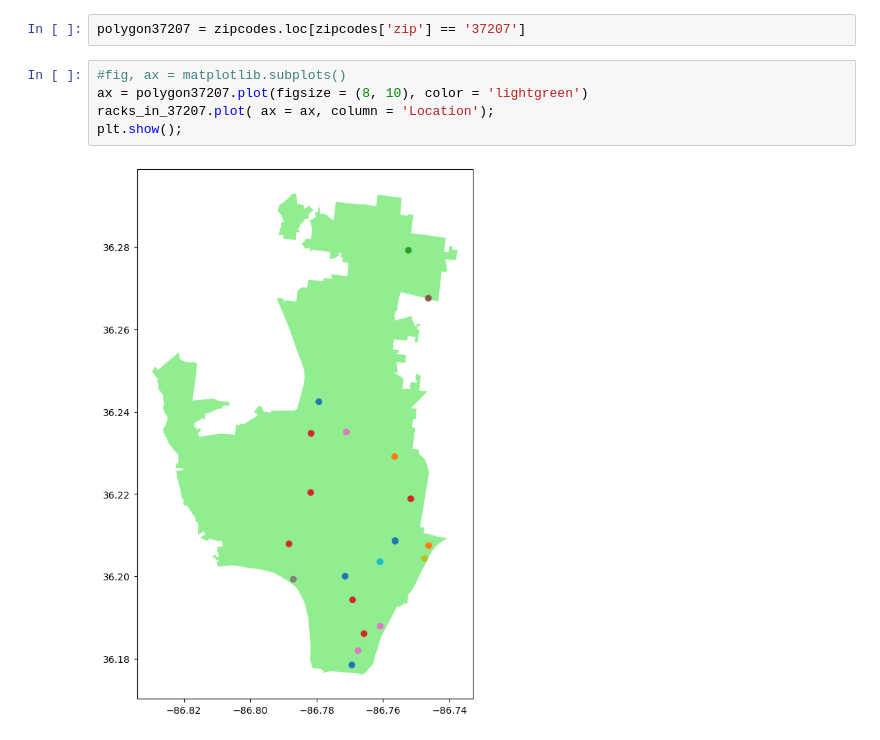
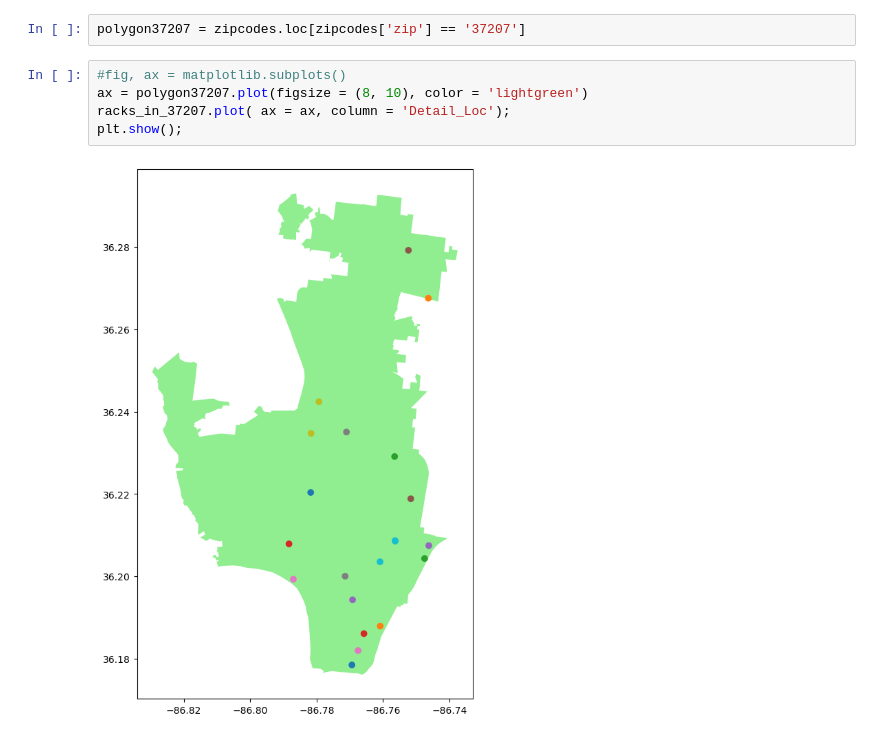
Before and after one commit to NSS-Data-Analytics-Cohort-11/geospatial-workshop-maryam-muhammad-0, a Jupyter notebook: notebooks/Social Data.ipynb, the cells around one changed output. Saved outputs shown, nothing was run; the diff lists cells and outputs as text.

```diff
--- a/notebooks/Social Data.ipynb
+++ b/notebooks/Social Data.ipynb
@@ -63,7 +83,7 @@ polygon37207 = zipcodes.loc[zipcodes['zip'] == '37207']
 # %%
 #fig, ax = matplotlib.subplots()
 ax = polygon37207.plot(figsize = (8, 10), color = 'lightgreen')
-racks_in_37207.plot( ax = ax, column = 'Location');
+racks_in_37207.plot( ax = ax, column = 'Detail_Loc');
 plt.show();
 # %% [output]
-[figure, old version]
+[figure, new version]
```
Also changed, not shown: parts of 8 cells of this notebook, 2 other files.
